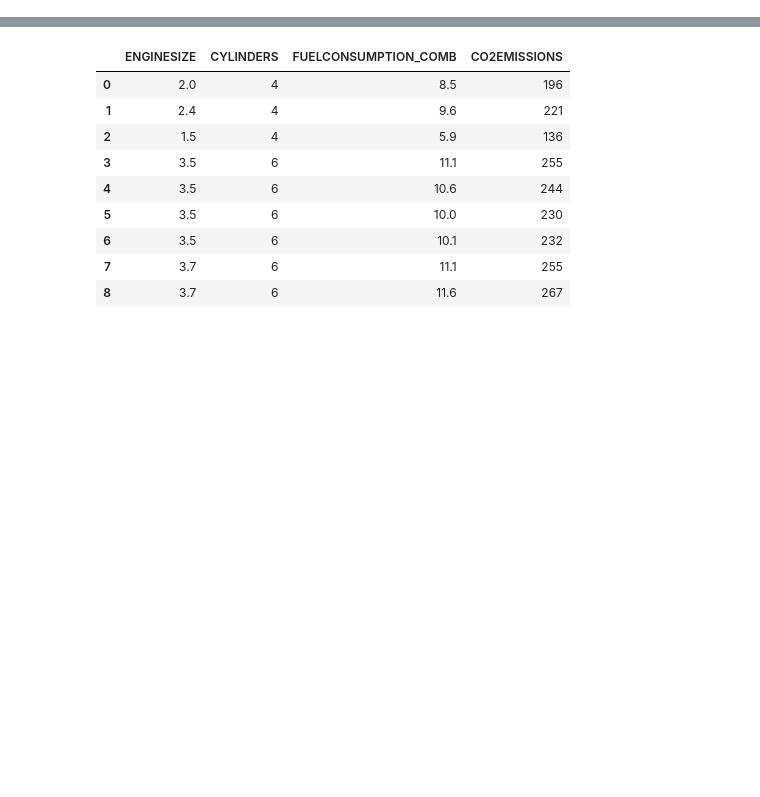
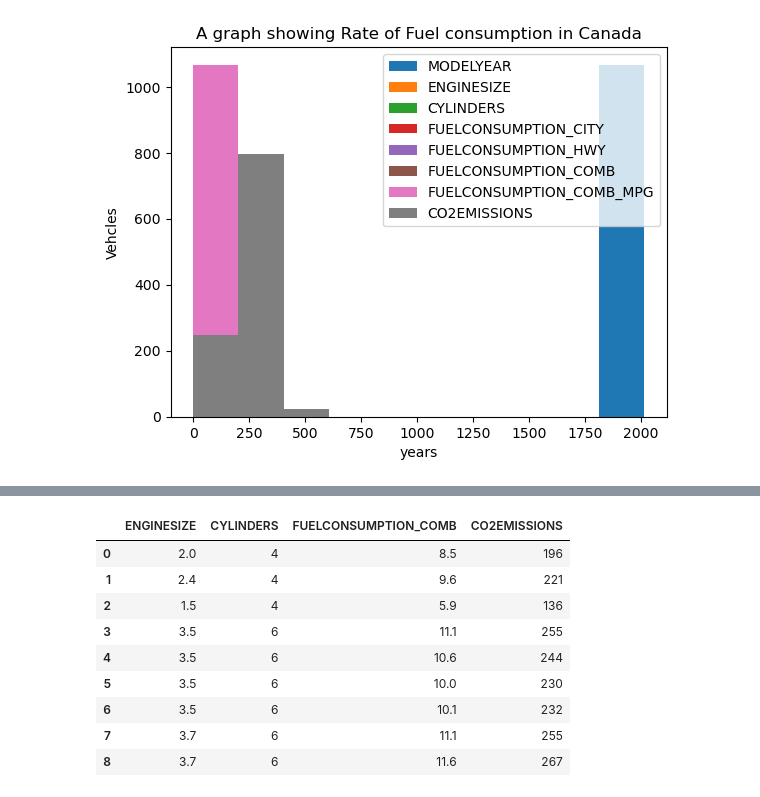
Before and after one commit to muwongelawrence-tech/Statistical_Machine_Learning-and-Data-science, a Jupyter notebook: statistical machine learning projects/fuel consumption in canada/Fuel consumption in Canada 2.ipynb, the cells around one changed output, grey strips where cells are left out. Cells and saved outputs as stored; diff of their text form; code cells hidden in the pictures; blank space fills up the shorter version.

```diff
--- a/statistical machine learning projects/fuel consumption in canada/Fuel consumption in Canada 2.ipynb
+++ b/statistical machine learning projects/fuel consumption in canada/Fuel consumption in Canada 2.ipynb
@@ -17,6 +19,15 @@ df.head()
 | 2 | 2014 | ACURA | ILX HYBRID | COMPACT | 1.5 | 4 | AV7 | Z | ... |
 | 3 | 2014 | ACURA | MDX 4WD | SUV - SMALL | 3.5 | 6 | AS6 | Z | ... |
 | 4 | 2014 | ACURA | RDX AWD | SUV - SMALL | 3.5 | 6 | AS6 | Z | ... |
+# %%
+# df.plot(kind='area')
+df.plot(kind='hist')
+plt.title("A graph showing Rate of Fuel consumption in Canada")
+plt.ylabel("Vehcles")
+plt.xlabel("years")
+plt.show()
+# %% [output]
+[figure, added]
 # %%
 #summarize the data
 df.describe()
```
Also changed, not shown: parts of 2 cells of this notebook, 1 other file.
